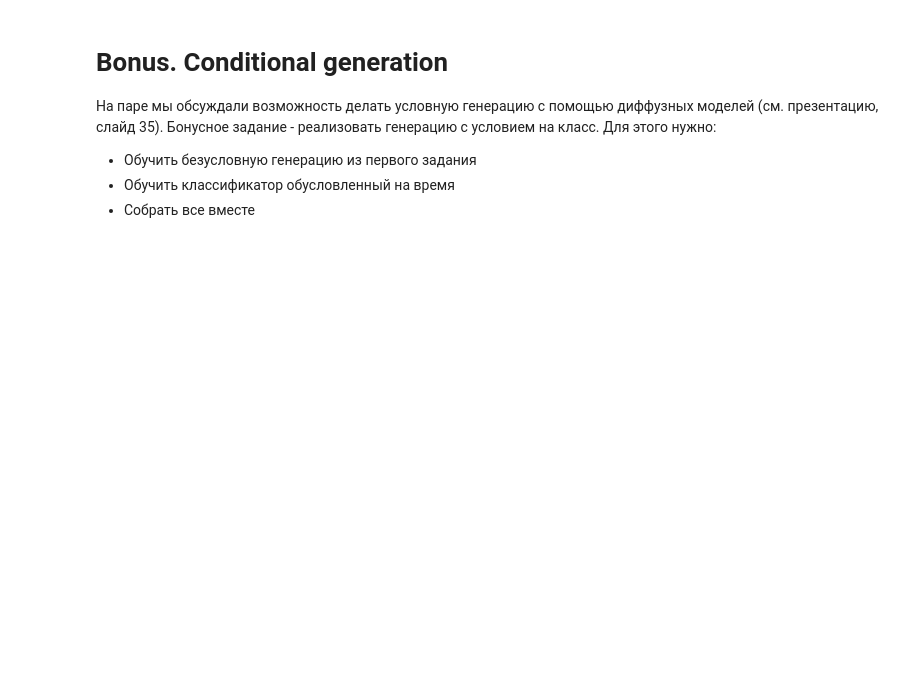
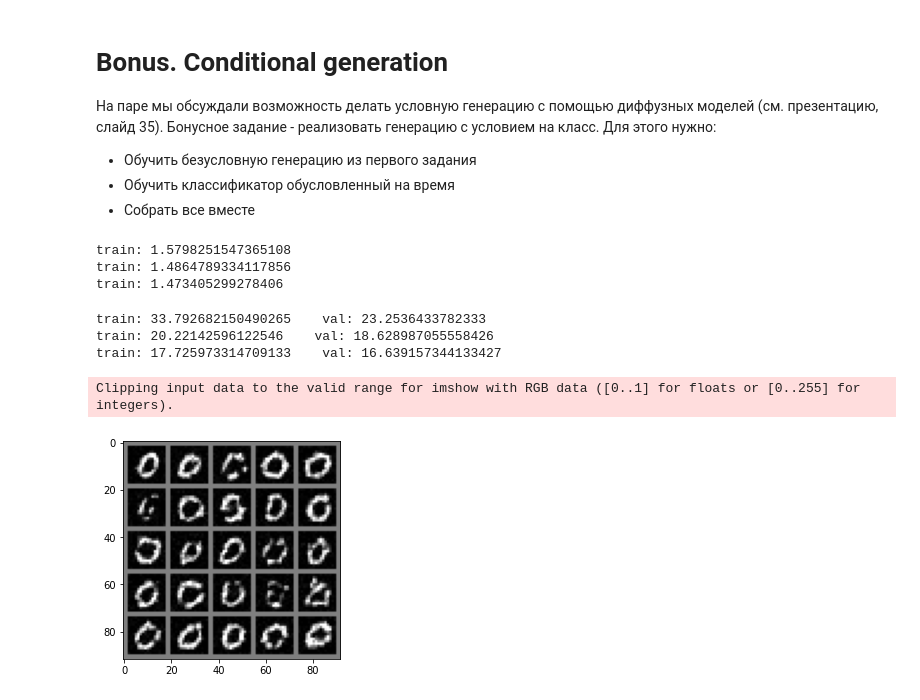
Before and after one commit to OLavrik/dul_2021, a Jupyter notebook: Homework/hw15/Homework15_diffusion.ipynb, the cells around one changed output. Cells and saved outputs as stored; diff of their text form; code cells hidden in the pictures; blank space fills up the shorter version.

```diff
--- a/Homework/hw15/Homework15_diffusion.ipynb
+++ b/Homework/hw15/Homework15_diffusion.ipynb
@@ -337,27 +348,3 @@ Clipping input data to the valid range for imshow with RGB data ([0..1] for floa
 *   Обучить безусловную генерацию из первого задания
 *   Обучить классификатор обусловленный на время
 *   Собрать все вместе
-# %%
-class Classificator(nn.Module):
-    def __init__(self):
-        self.model = None
-# %%
-class CContDDPM(ContDDPM):
-    def __init__(self):
-        super().__init__()
-        self.classificator = Classificator()
-
-    def score(self, x_t, t):
-        """
-        x_t: tensort [bs, 1, 16, 16]
-        t: tensort [bs]
-
-        Returns
-        - score: tensor  [bs, 1, 16, 16]
-        """
-        bs = x_t.shape[0]
-
-        eps = self.eps_th(x_t, t)
-        # t: tensort [1] !!!
-        sigma = self.sigma_2(t).sqrt().reshape(-1, 1, 1, 1)
-        return -eps / sigma
@@ -363,0 +443,24 @@ class CContDDPM(ContDDPM):
+# %%
+ddpm = CContDDPM()
+ddpm.to(device)
+
+ddpm.fit(train_loader, epochs=3)
+# %% [output]
+train: 1.5798251547365108
+train: 1.4864789334117856
+train: 1.473405299278406
+# %%
+optim = torch.optim.Adam(ddpm.eps_th.parameters(), lr=2e-4)
+
+train(ddpm, train_loader, val_loader, optim, epochs=3)
+# %% [output]
+train: 33.792682150490265    val: 23.2536433782333
+train: 20.22142596122546    val: 18.628987055558426
+train: 17.725973314709133    val: 16.639157344133427
+# %%
+bs = 25
+x = ddpm.sample_sde(bs, [0])
+show_imgs(x)
+# %% [output]
+Clipping input data to the valid range for imshow with RGB data ([0..1] for floats or [0..255] for integers).
+[figure, added]
```
Also changed, not shown: parts of 13 cells of this notebook.
